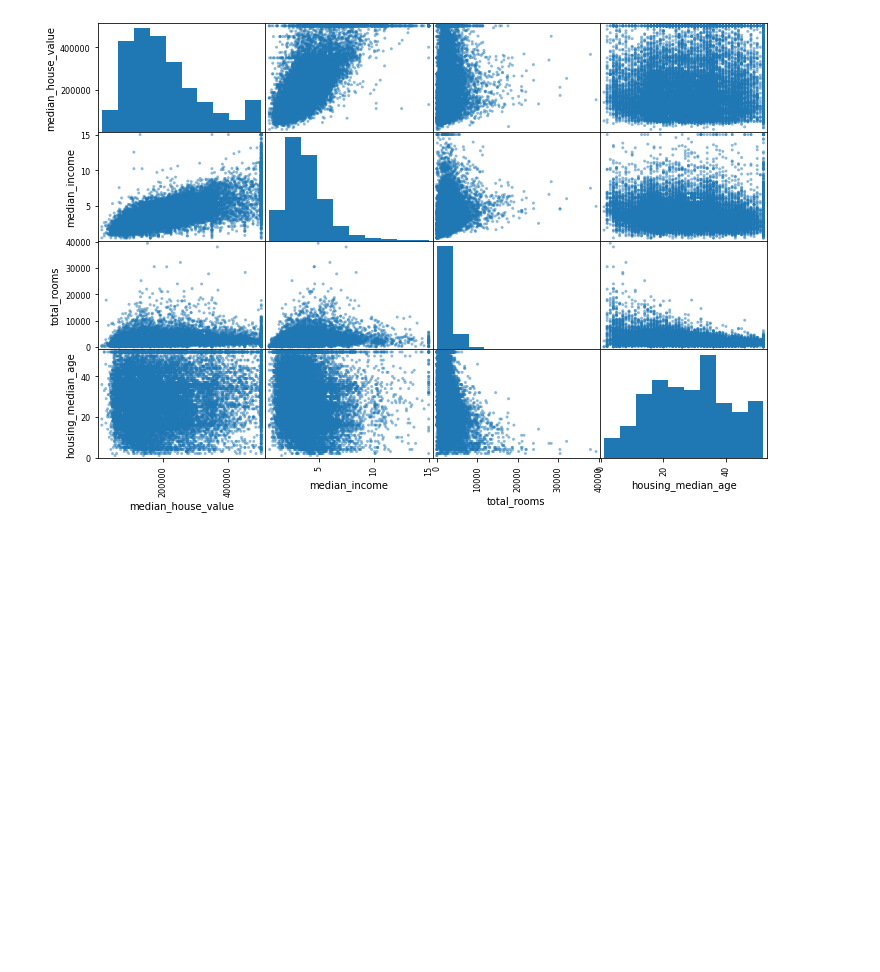
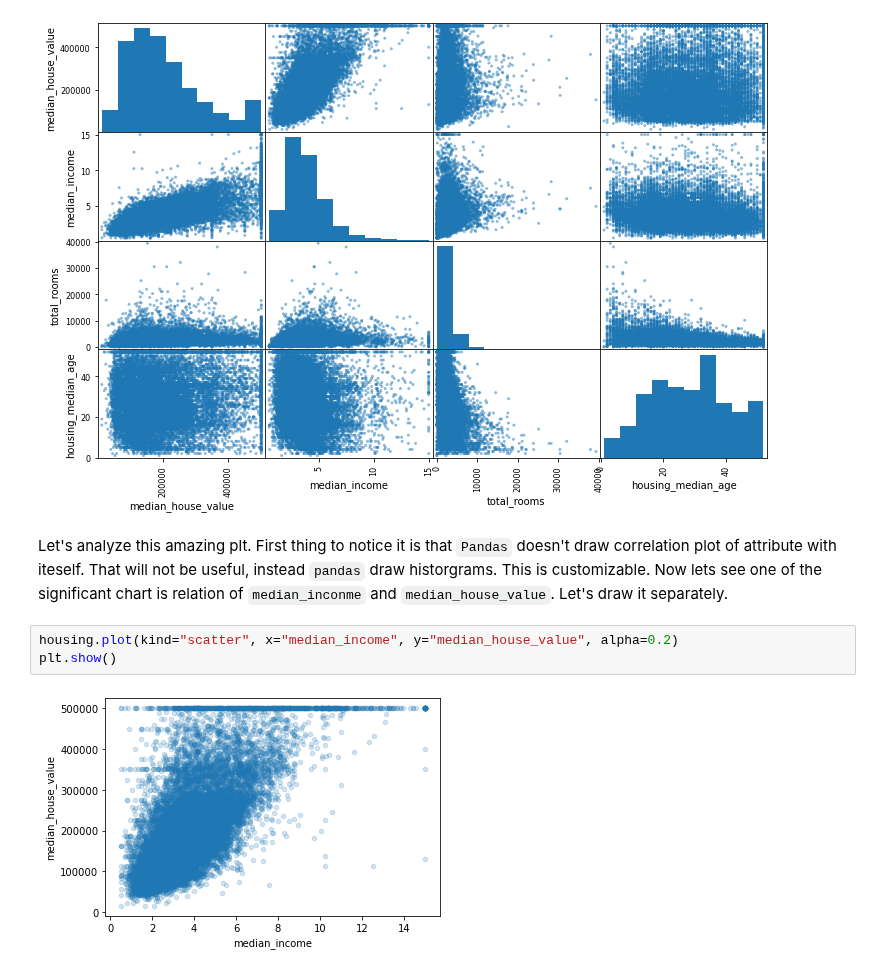
Before and after one commit to mandliya/ml, a Jupyter notebook: hands_on_machine_learning/2/End_to_end_machine_learning_project.ipynb, the cells around one changed output. Saved outputs shown, nothing was run; the diff lists cells and outputs as text; blank space fills up the shorter version.

```diff
--- a/hands_on_machine_learning/2/End_to_end_machine_learning_project.ipynb
+++ b/hands_on_machine_learning/2/End_to_end_machine_learning_project.ipynb
@@ -418,3 +418,10 @@ scatter_matrix(housing[attributes], figsize=(12, 8))
 plt.show()
 # %% [output]
 [figure]
+# %% [markdown]
+Let's analyze this amazing plt. First thing to notice it is that `Pandas` doesn't draw correlation plot of attribute with iteself. That will not be useful, instead `pandas` draw historgrams. This is customizable. Now lets see one of the significant chart is relation of `median_inconme` and `median_house_value`. Let's draw it separately.
+# %%
+housing.plot(kind="scatter", x="median_income", y="median_house_value", alpha=0.2)
+plt.show()
+# %% [output]
+[figure, added]
```
Also changed, not shown: parts of 34 cells of this notebook, 2 other files.
